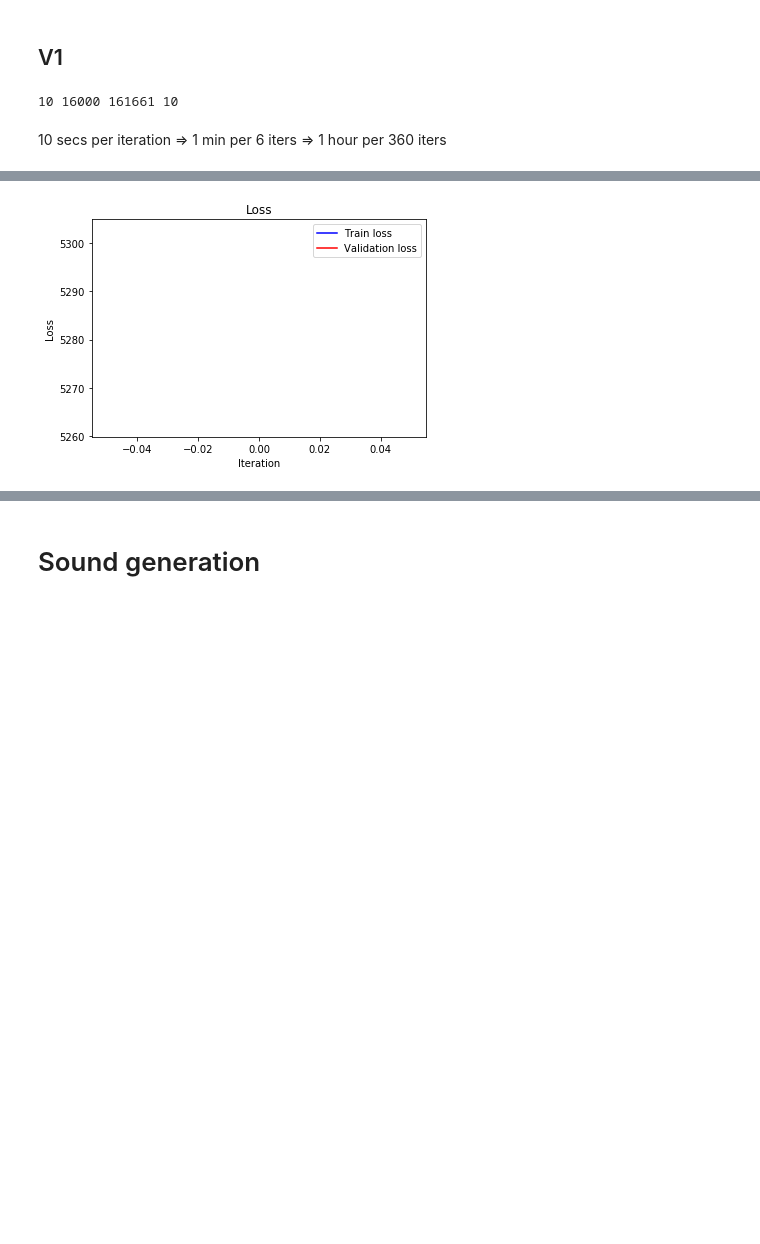
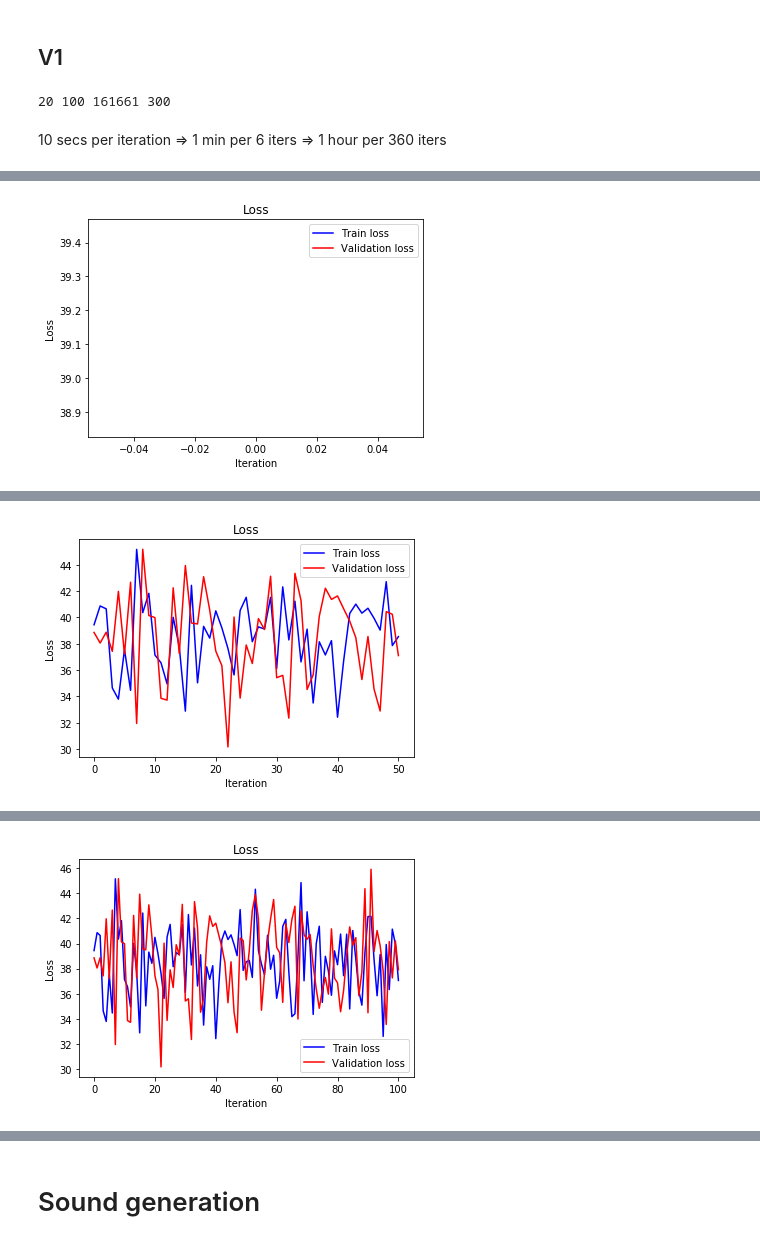
Before and after one commit to EgorDudyrev/Speach_Synthesizer, a Jupyter notebook: notebooks/ed-2019.03.19-DWaveRNN_v0.2.ipynb, the cells around one changed output, grey strips where cells are left out. Drawn from its saved outputs; the diff is of its cells as text; code cells hidden in the pictures; blank space fills up the shorter version.

```diff
--- a/notebooks/ed-2019.03.19-DWaveRNN_v0.2.ipynb
+++ b/notebooks/ed-2019.03.19-DWaveRNN_v0.2.ipynb
@@ -219,27 +186,27 @@ class WaveGRU:
         return h_t
 # %%
 # The input has 2 dimensions: dimension 0 is reserved for the first term and dimension 1 is reverved for the second term
-input_dimensions = 2
+input_dimensions = 3
 
 # Arbitrary number for the size of the hidden state
-hidden_size = 2
+hidden_size = 10
 # %% [markdown]
 ## V1
 # %%
-batch_size = 10
-truncated_len = M_PARAMS['SAMPLE_RATE']
+batch_size = 20
+truncated_len = 100#M_PARAMS['SAMPLE_RATE']
 total_series_length = int(X.shape[1])
-num_epochs = 10#400#total_series_length//batch_size//truncated_len
+num_epochs = 300#400#total_series_length//batch_size//truncated_len
 print(batch_size, truncated_len, total_series_length, num_epochs)
 # %% [output]
-10 16000 161661 10
+20 100 161661 300
 # %% [markdown]
 10 secs per iteration => 1 min per 6 iters => 1 hour per 360 iters
 # %%
 # Create a new instance of the GRU model
-gru = GRU(input_dimensions, hidden_size)
+gru = WaveGRU(input_dimensions, hidden_size)
 # %%
-output = gru.h_t
+output = gru.y
 # Create a placeholder for the expected output
 expected_output = tf.placeholder(dtype=tf.float64, shape=(batch_size, truncated_len, 2), name='expected_output')
 # Just use quadratic loss
@@ -254,31 +221,33 @@ sess.run(init_variables)
 # Initialize the losses
 train_losses = []
 validation_losses = []
 
 # Perform all the iterations
 for epoch in tqdm_notebook(range(num_epochs)):
     X_train, Y_train = generate_batch(X, batch_size, truncated_len)
     X_test, Y_test = generate_batch(X, batch_size, truncated_len)
     X_train, Y_train, X_test, Y_test = sess.run([X_train, Y_train, X_test, Y_test])
 
+    c_t = sess.run(gru.c_t, feed_dict={gru.input_layer: X_train})
+    X_train[:,:,2] = c_t
     # Compute the losses
     _, train_loss = sess.run([train_step, loss], feed_dict={gru.input_layer: X_train, expected_output: Y_train})
     validation_loss = sess.run(loss, feed_dict={gru.input_layer: X_test, expected_output: Y_test})
 
     # Log the losses
     train_losses += [train_loss]
     validation_losses += [validation_loss]
 
     # Display an update every 50 iterations
     if epoch % 50 == 0:
         plt.plot(train_losses, '-b', label='Train loss')
         plt.plot(validation_losses, '-r', label='Validation loss')
         plt.legend(loc=0)
         plt.title('Loss')
         plt.xlabel('Iteration')
         plt.ylabel('Loss')
         plt.show()
         print('Iteration: %d, train loss: %.4f, test loss: %.4f' % (epoch, train_loss, validation_loss))
 # %% [output]
 [interactive output not drawn]
-[figure, old version]
+[figure, new version]
@@ -285,0 +255 @@ Iteration: 0, train loss: 5261.8815, test loss: 5302.8900
+[figure, added]
@@ -285,0 +257 @@ Iteration: 0, train loss: 5261.8815, test loss: 5302.8900
+[figure, added]
```
Also changed, not shown: parts of 23 cells of this notebook, 2 other files.
